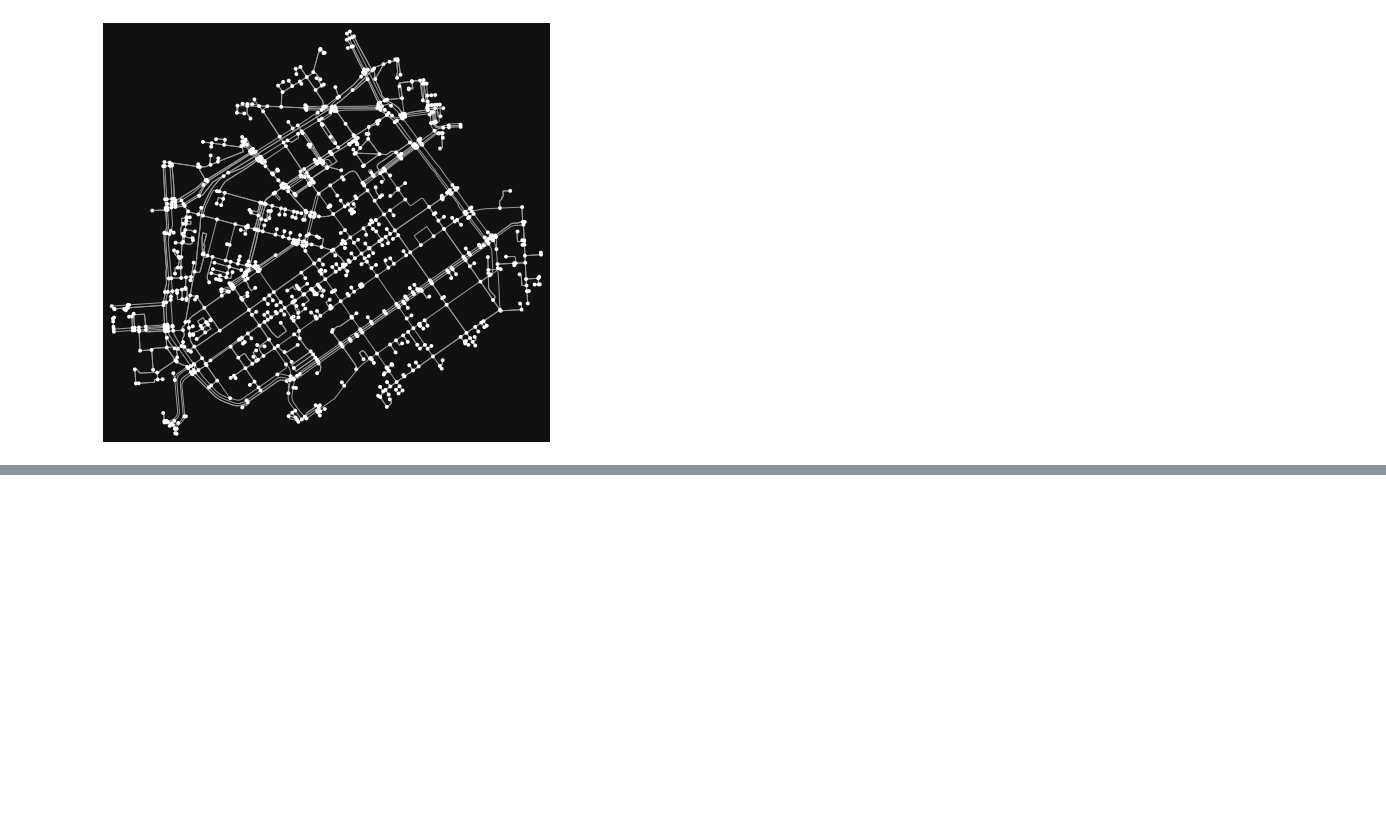
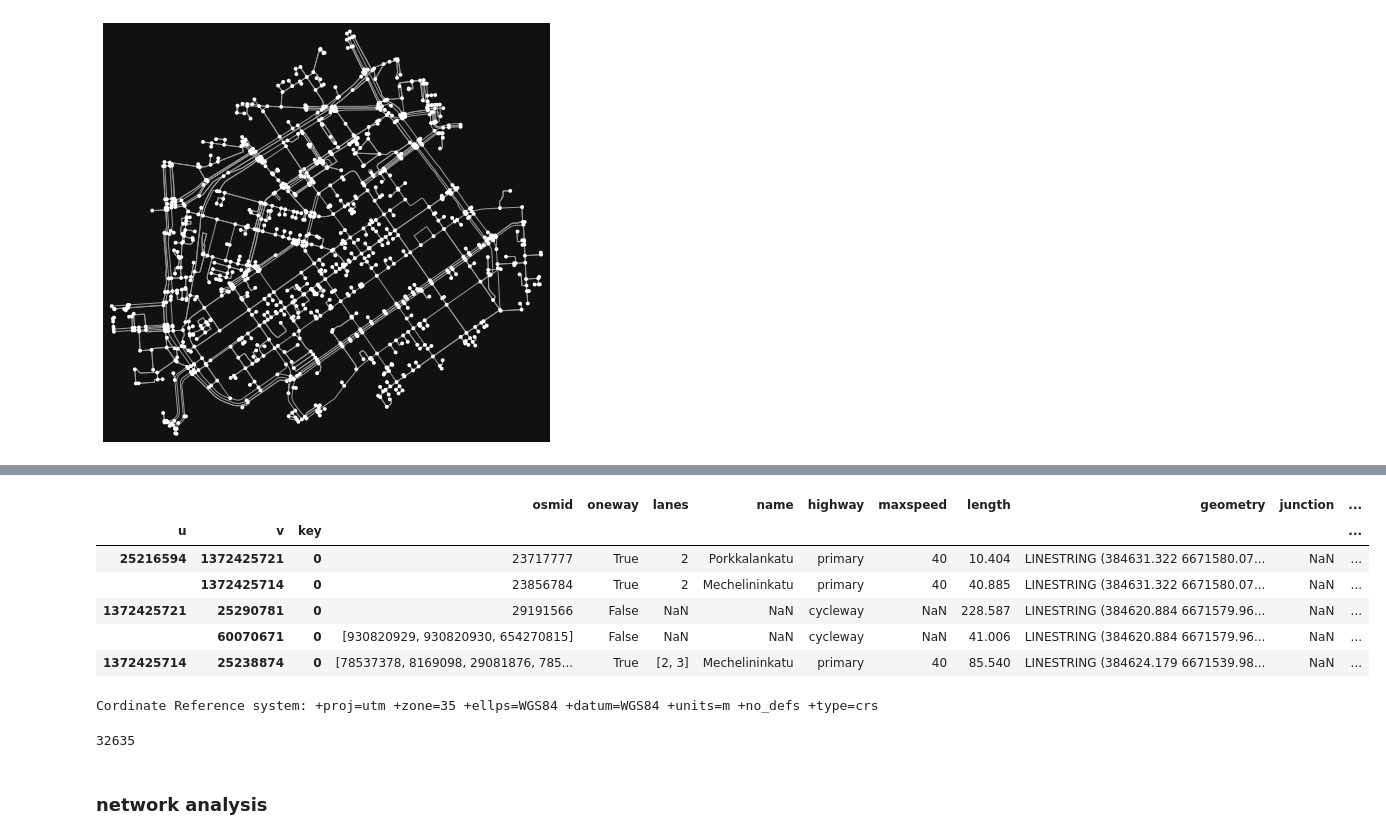
Before and after one commit to Joe-Degs/AutoGIS, a Jupyter notebook: lesson6/network_analysis.ipynb, the cells around one changed output, grey strips where cells are left out. Cells and saved outputs as stored; diff of their text form; code cells hidden in the pictures; blank space fills up the shorter version.

```diff
--- a/lesson6/network_analysis.ipynb
+++ b/lesson6/network_analysis.ipynb
@@ -37,0 +93,27 @@ fig, ax = ox.plot_graph(graph)
+# %%
+# reproject data into metric system before doing shortest path analysis
+graph_proj = ox.project_graph(graph)
+# %%
+# retrieve edges and nodes
+nodes_proj, edges_proj = ox.graph_to_gdfs(graph_proj, nodes=True, edges=True)
+# %%
+edges_proj.head()
+# %% [output]
+|  |  |  | osmid | oneway | lanes | name | highway | maxspeed | length | geometry | junction | ... |
+| u | v | key |  |  |  |  |  |  |  |  |  | ... |
+| 25216594 | 1372425721 | 0 | 23717777 | True | 2 | Porkkalankatu | primary | 40 | 10.404 | LINESTRING (384631.322 6671580.07... | NaN | ... |
+|  | 1372425714 | 0 | 23856784 | True | 2 | Mechelininkatu | primary | 40 | 40.885 | LINESTRING (384631.322 6671580.07... | NaN | ... |
+| 1372425721 | 25290781 | 0 | 29191566 | False | NaN | NaN | cycleway | NaN | 228.587 | LINESTRING (384620.884 6671579.96... | NaN | ... |
+|  | 60070671 | 0 | [930820929, 930820930, 654270815] | False | NaN | NaN | cycleway | NaN | 41.006 | LINESTRING (384620.884 6671579.96... | NaN | ... |
+| 1372425714 | 25238874 | 0 | [78537378, 8169098, 29081876, 785... | True | [2, 3] | Mechelininkatu | primary | 40 | 85.540 | LINESTRING (384624.179 6671539.98... | NaN | ... |
+# %%
+print(f'Cordinate Reference system: {edges_proj.crs}')
+# %% [output]
+Cordinate Reference system: +proj=utm +zone=35 +ellps=WGS84 +datum=WGS84 +units=m +no_defs +type=crs
+# %%
+# check the epsg code for this projection
+CRS(edges_proj.crs).to_epsg()
+# %% [output]
+32635
+# %% [markdown]
+### network analysis
```
Also changed, not shown: parts of 8 cells of this notebook.
